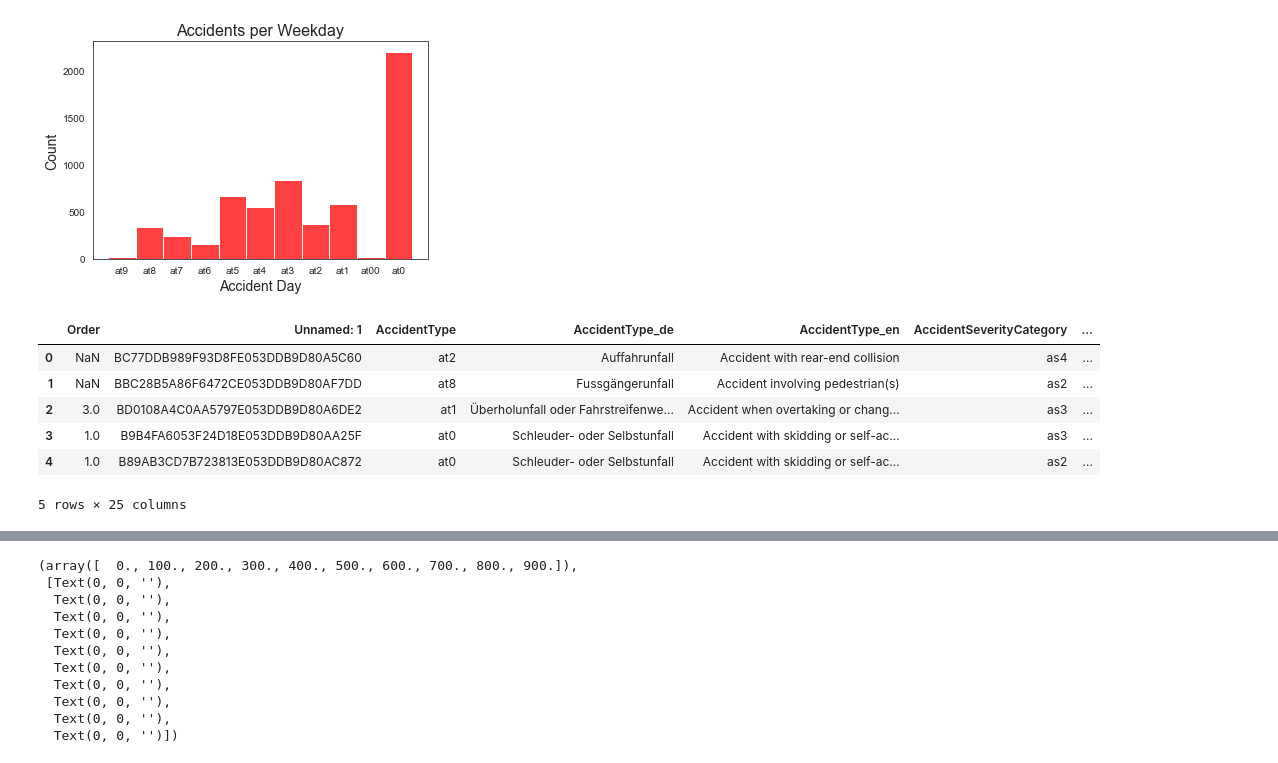
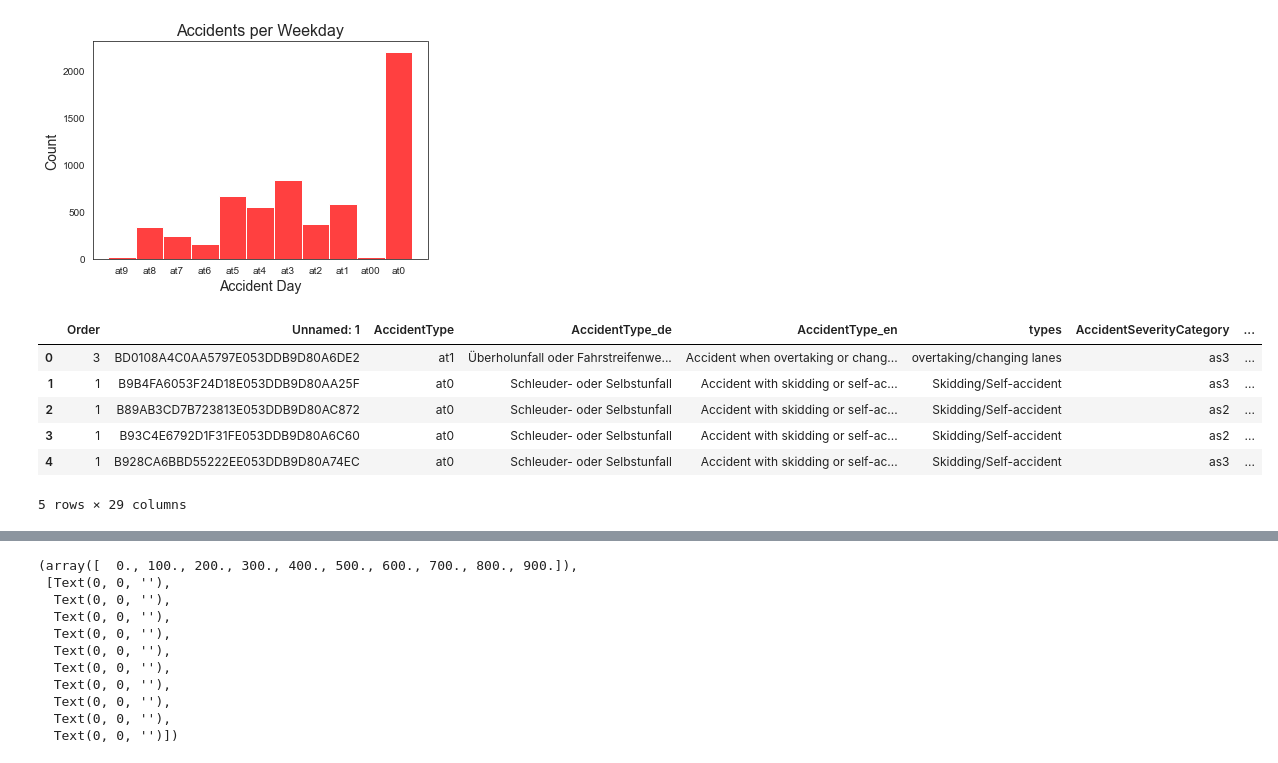
Before and after one commit to thereallinusrg/Velo-Zueri-Unfaelle, a Jupyter notebook: simon-notebook.ipynb, the cells around one changed output, grey strips where cells are left out. Drawn from its saved outputs; the diff is of its cells as text; code cells hidden in the pictures.

```diff
--- a/simon-notebook.ipynb
+++ b/simon-notebook.ipynb
@@ -123,16 +123,16 @@ plt.ylabel('Count',fontsize=14)
 Text(0, 0.5, 'Count')
 [figure]
 # %%
-acci = pd.read_csv('/Users/simon/Desktop/$Uni Unterlagen/Uzh Skirptz/FS22/EOS403/project/Velo-Zueri-Unfaelle/data/accidentss.csv', sep = ';')
+acci = pd.read_csv('/Users/simon/Desktop/$Uni Unterlagen/Uzh Skirptz/FS22/EOS403/project/Velo-Zueri-Unfaelle/data/accidentsss.csv', sep = ';')
 acci.head()
 # %% [output]
-|  | Order | Unnamed: 1 | AccidentType | AccidentType_de | AccidentType_en | AccidentSeverityCategory | ... |
-| 0 | NaN | BC77DDB989F93D8FE053DDB9D80A5C60 | at2 | Auffahrunfall | Accident with rear-end collision | as4 | ... |
-| 1 | NaN | BBC28B5A86F6472CE053DDB9D80AF7DD | at8 | Fussgängerunfall | Accident involving pedestrian(s) | as2 | ... |
-| 2 | 3.0 | BD0108A4C0AA5797E053DDB9D80A6DE2 | at1 | Überholunfall oder Fahrstreifenwe... | Accident when overtaking or chang... | as3 | ... |
-| 3 | 1.0 | B9B4FA6053F24D18E053DDB9D80AA25F | at0 | Schleuder- oder Selbstunfall | Accident with skidding or self-ac... | as3 | ... |
-| 4 | 1.0 | B89AB3CD7B723813E053DDB9D80AC872 | at0 | Schleuder- oder Selbstunfall | Accident with skidding or self-ac... | as2 | ... |
+|  | Order | Unnamed: 1 | AccidentType | AccidentType_de | AccidentType_en | types | AccidentSeverityCategory | ... |
+| 0 | 3 | BD0108A4C0AA5797E053DDB9D80A6DE2 | at1 | Überholunfall oder Fahrstreifenwe... | Accident when overtaking or chang... | overtaking/changing lanes | as3 | ... |
+| 1 | 1 | B9B4FA6053F24D18E053DDB9D80AA25F | at0 | Schleuder- oder Selbstunfall | Accident with skidding or self-ac... | Skidding/Self-accident | as3 | ... |
+| 2 | 1 | B89AB3CD7B723813E053DDB9D80AC872 | at0 | Schleuder- oder Selbstunfall | Accident with skidding or self-ac... | Skidding/Self-accident | as2 | ... |
+| 3 | 1 | B93C4E6792D1F31FE053DDB9D80A6C60 | at0 | Schleuder- oder Selbstunfall | Accident with skidding or self-ac... | Skidding/Self-accident | as2 | ... |
+| 4 | 1 | B928CA6BBD55222EE053DDB9D80A74EC | at0 | Schleuder- oder Selbstunfall | Accident with skidding or self-ac... | Skidding/Self-accident | as3 | ... |
-5 rows × 25 columns
+5 rows × 29 columns
 # %%
 acci = acci.sort_values(by=['Order'])
 fig = plt.figure(figsize=(20,10))
```
Also changed, not shown: parts of 2 cells of this notebook.
